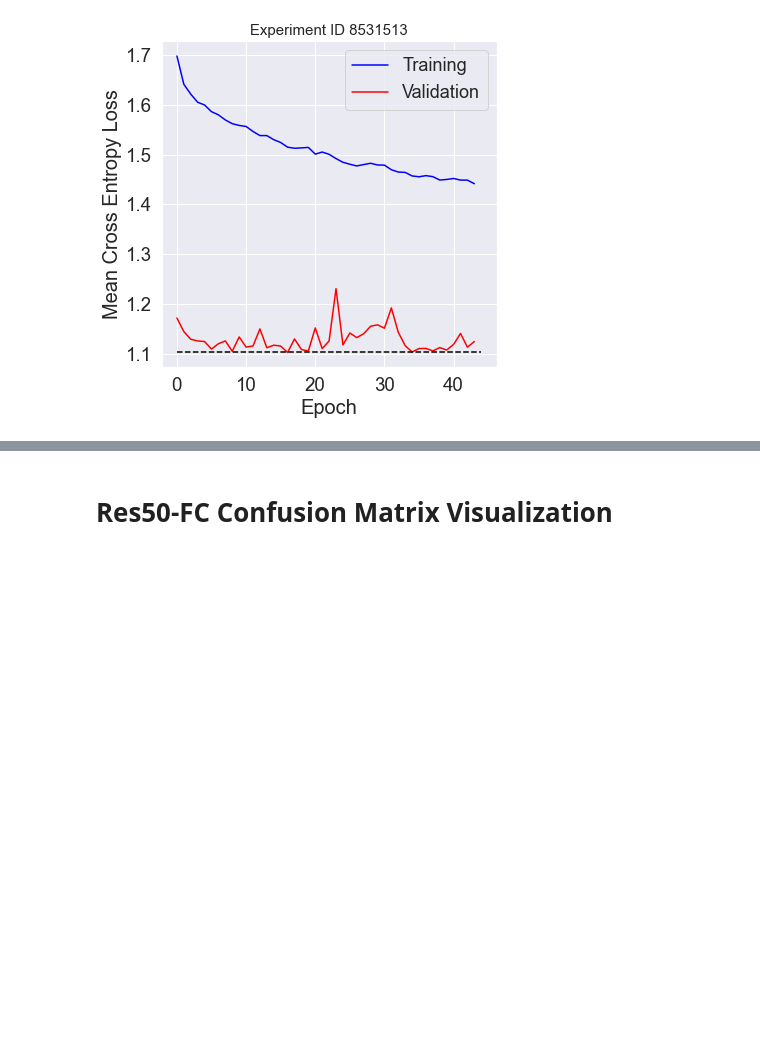
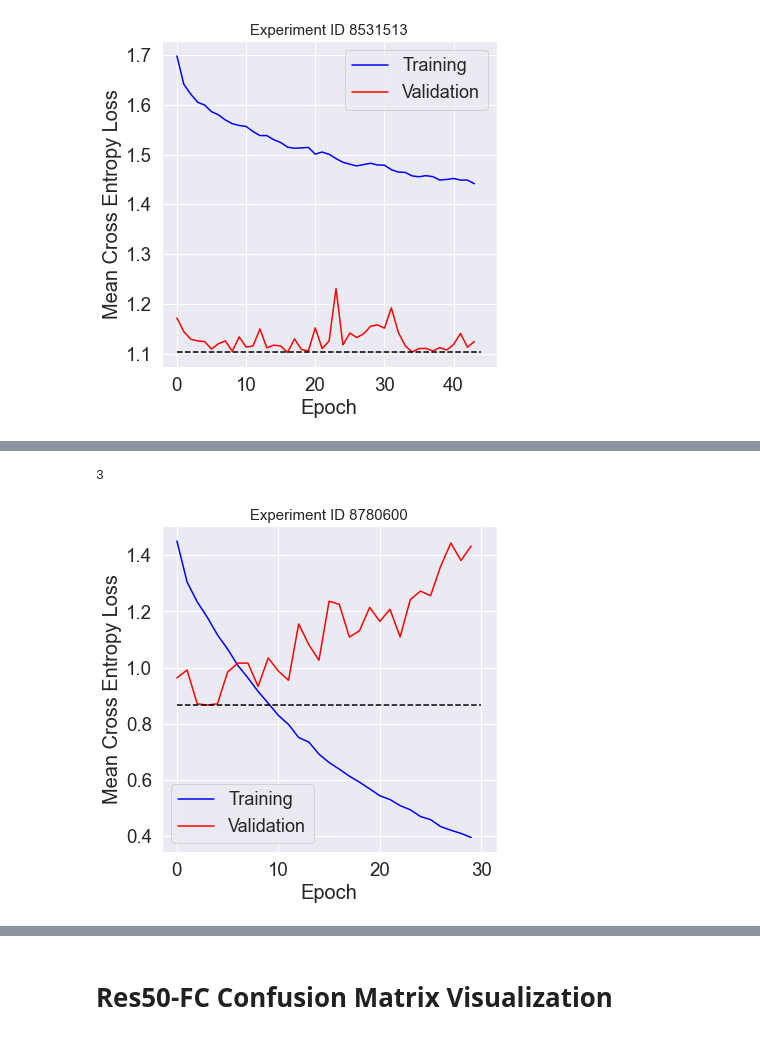
Before and after one commit to lin-bo/AutoLTS, a Jupyter notebook: visualization/res_visual.ipynb, the cells around one changed output, grey strips where cells are left out. Cells and saved outputs as stored; diff of their text form; code cells hidden in the pictures; blank space fills up the shorter version.

```diff
--- a/visualization/res_visual.ipynb
+++ b/visualization/res_visual.ipynb
@@ -60,0 +69,5 @@ check_loss('8777104')
+# %%
+check_loss('8780600')
+# %% [output]
+3
+[figure, added]
```
Also changed, not shown: parts of 22 cells of this notebook, 5 other files.
